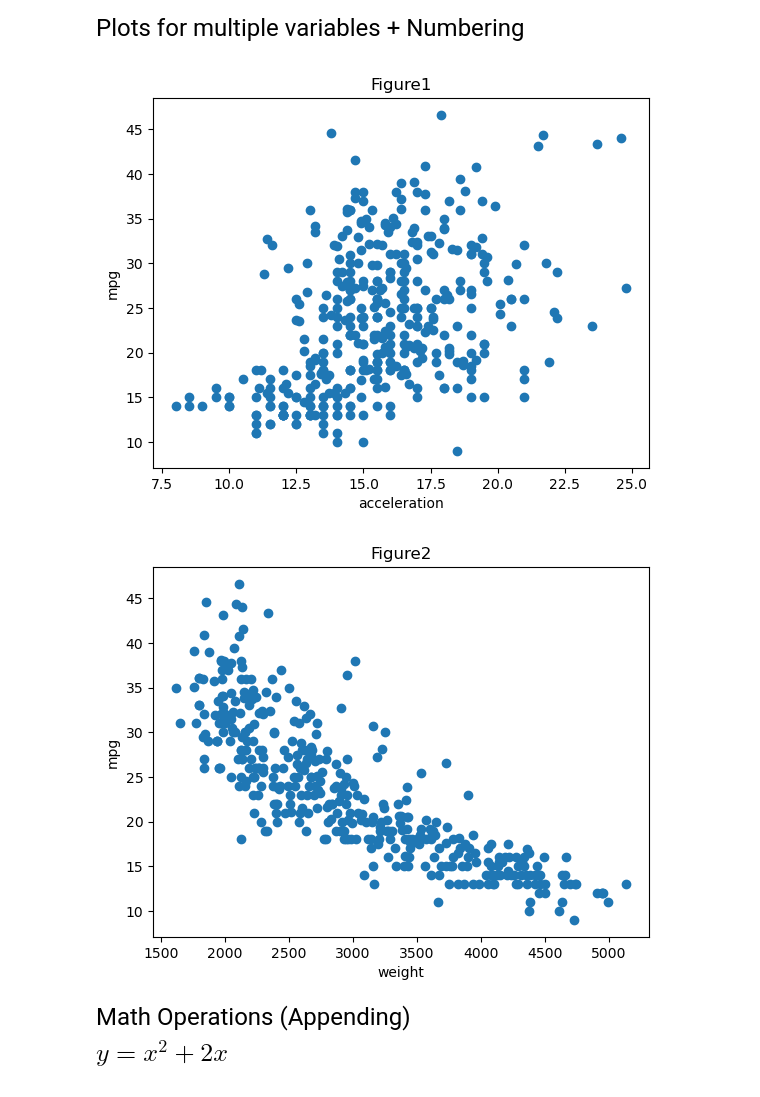
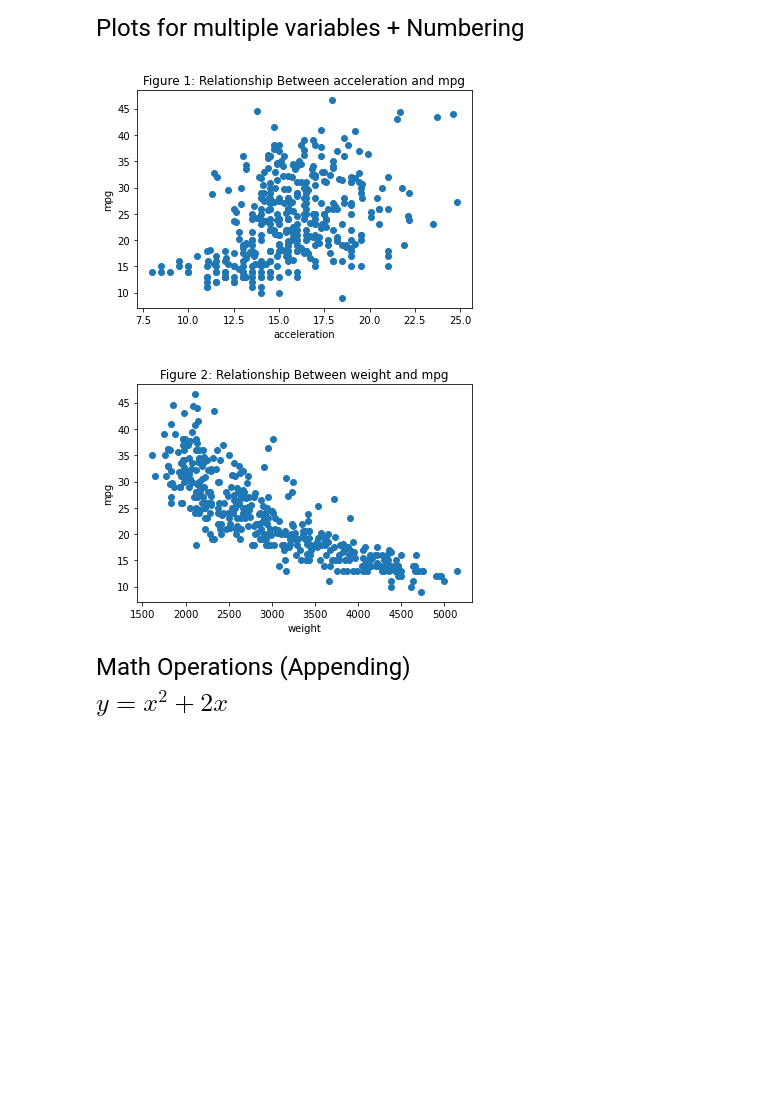
Before and after one commit to rcharte/emoryqtm151, a Jupyter notebook: Lecture 05/Lecture 5.ipynb, the cells around one changed output. Cells and saved outputs as stored; diff of their text form; code cells hidden in the pictures; blank space fills up the shorter version.

```diff
--- a/Lecture 05/Lecture 5.ipynb
+++ b/Lecture 05/Lecture 5.ipynb
@@ -237,18 +269,18 @@ Plots for multiple variables + Numbering
 # %%
 carfeatures = pd.read_csv("data/features.csv")
 list_vars   = ["acceleration","weight"]
 
 index = 1
 for variable_name in list_vars:
     plt.scatter(x= carfeatures[variable_name], y = carfeatures["mpg"])
     plt.ylabel("mpg")
     plt.xlabel(variable_name)
-    plt.title("Figure" + str(index))
+    plt.title("Figure " + str(index) + ": Relationship Between " + (variable_name) + " and mpg")
     plt.show()
     index = index + 1
 # %% [output]
-[figure, old version]
+[figure, new version]
-[figure, old version]
+[figure, new version]
 # %% [markdown]
 <font size = "5">
 
```
Also changed, not shown: parts of 16 cells of this notebook, 2 other files.
